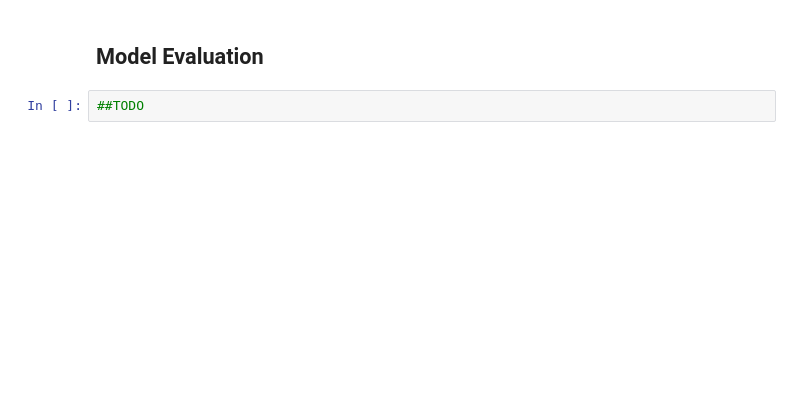
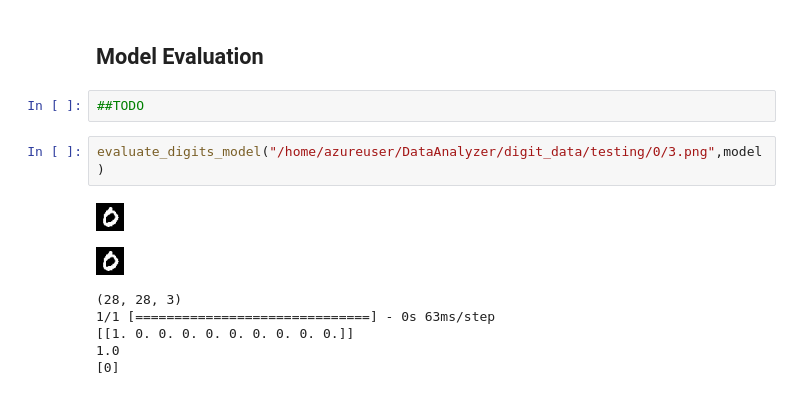
Before and after one commit to noreddinelam/DataAnalyzer, a Jupyter notebook: src/Tensorflow/digits.ipynb, the cells around one changed output. Drawn from its saved outputs; the diff is of its cells as text; blank space fills up the shorter version.

```diff
--- a/src/Tensorflow/digits.ipynb
+++ b/src/Tensorflow/digits.ipynb
@@ -145,4 +142,14 @@ Epoch 50/50
 ## Model Evaluation
 # %%
 ##TODO
+# %%
+evaluate_digits_model("/home/azureuser/DataAnalyzer/digit_data/testing/0/3.png",model)
+# %% [output]
+[figure, added]
+[figure, added]
+(28, 28, 3)
+1/1 [==============================] - 0s 63ms/step
+[[1. 0. 0. 0. 0. 0. 0. 0. 0. 0.]]
+1.0
+[0]
 # %%
```
Also changed, not shown: parts of 7 cells of this notebook, 1 other file.
